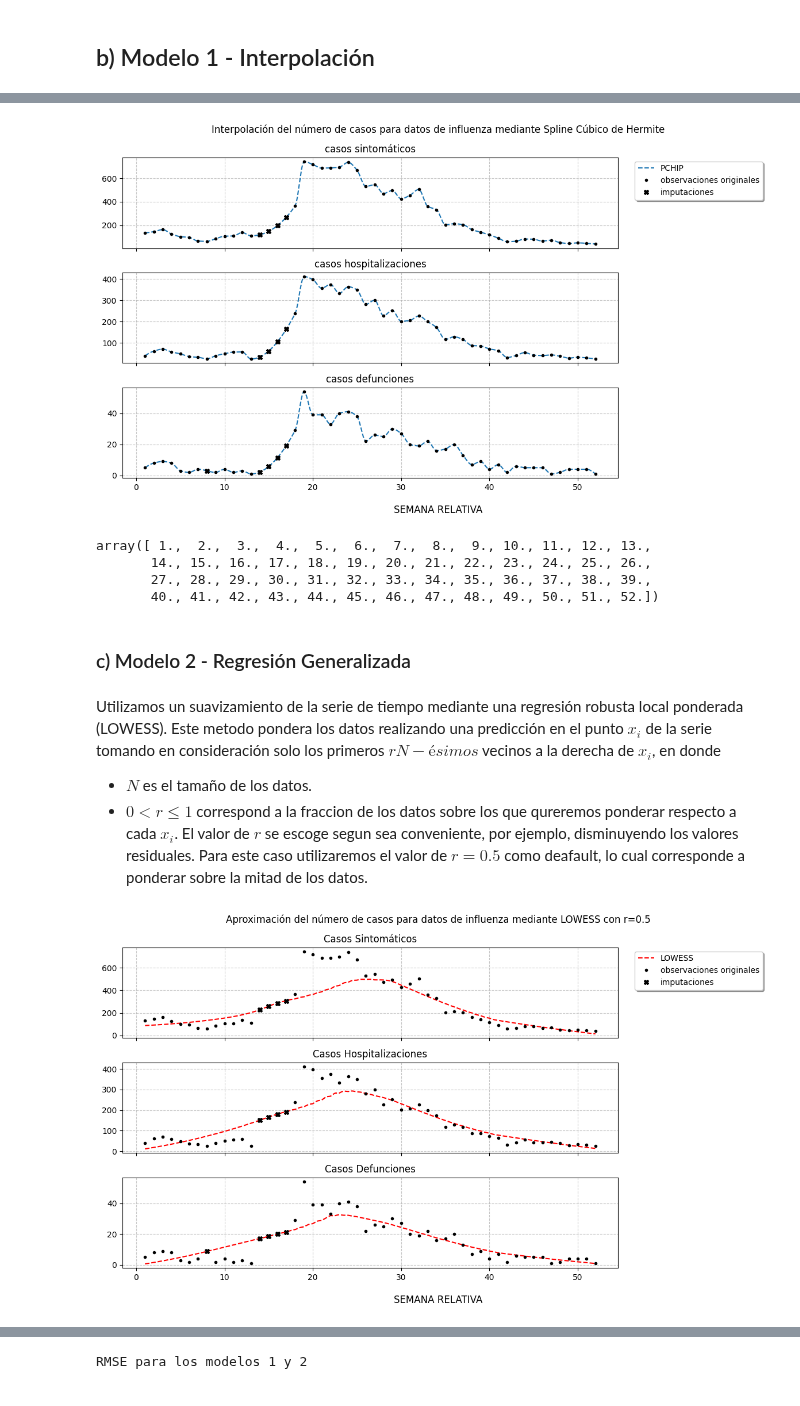
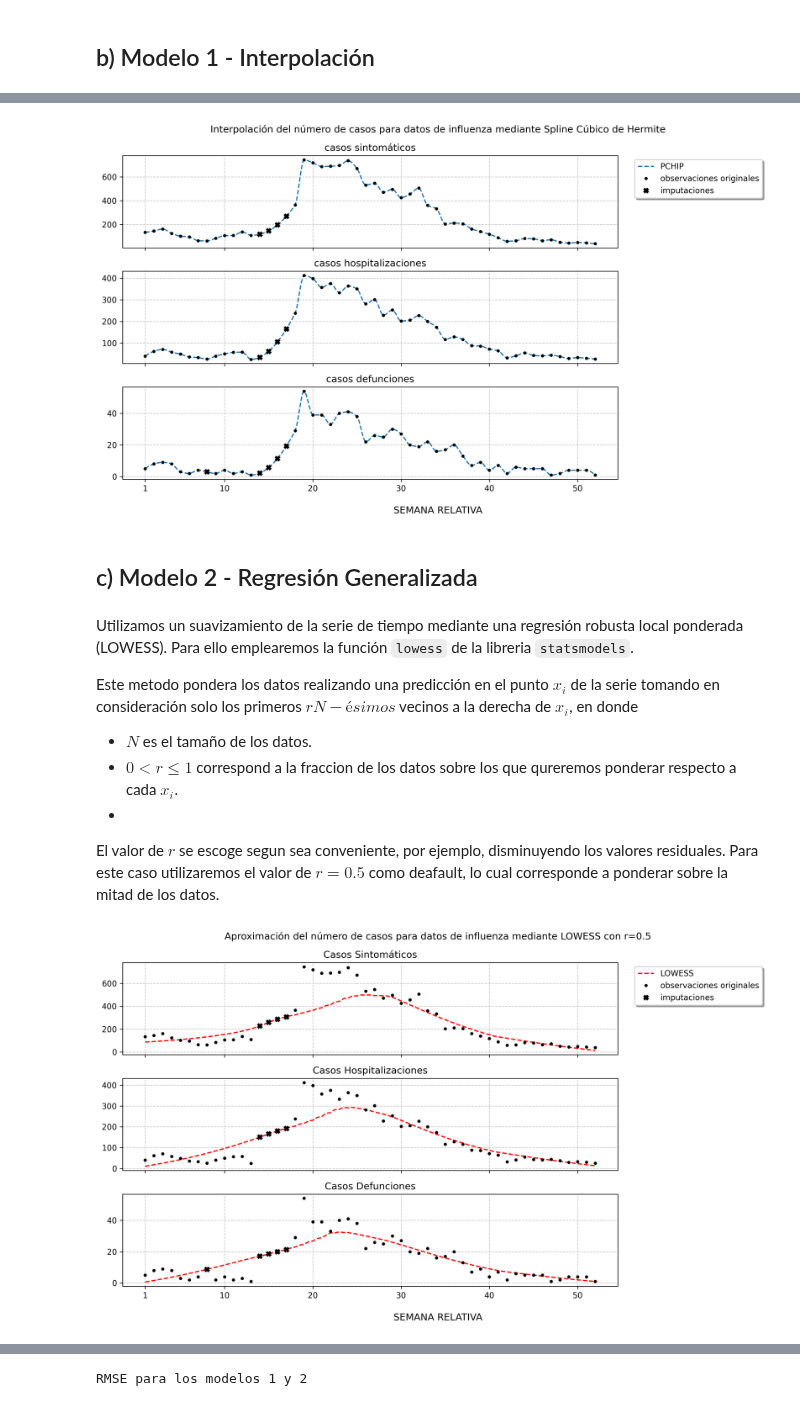
Before and after one commit to skiourosnet/Analisis-Numerico, a Jupyter notebook: Analisis de datos de influenza/Análisis de datos de Influenza.ipynb, the cells around one changed output, grey strips where cells are left out. Drawn from its saved outputs; the diff is of its cells as text; code cells hidden in the pictures.

```diff
--- a/Analisis de datos de influenza/Análisis de datos de Influenza.ipynb
+++ b/Analisis de datos de influenza/Análisis de datos de Influenza.ipynb
@@ -39,11 +39,10 @@ Resumen de los datos de Influenza
 | 3 | 162 | 71 | 9 | observado | observado | observado |
 | 4 | 125 | 58 | 8 | observado | observado | observado |
 | 5 | 102 | 49 | 3 | observado | observado | observado |
-# %%
-influenza["DEF_ACUMULADAS"] = influenza["CASOS_DEF"].cumsum()
 # %% [markdown]
 ## Inspección de los datos
 # %%
+plt.rcParams['figure.dpi'] = 300
 fig, ax = plt.subplots(3, figsize = (10,7))
 colors = ['#3f64a1', '#f5425a']
 
@@ -58,6 +57,7 @@ for i in range(3):
         palette = colors,
         ax = ax[i]
     )
+    ax[i].set_xticks([1, 10, 20, 30, 40, 50])
     ax[i].set_xlabel(None)
 
 fig.supxlabel("SEMANA RELATIVA")
@@ -147,9 +150,10 @@ for i in range(3):
 
     ax[i].grid(True, linestyle='--', alpha=0.7)
     ax[i].set_title(titulos[i])
+    ax[i].set_xticks([1, 10, 20, 30, 40, 50])
     ax[i].set_xlabel(None)
 
-    influenza["CASOS_" + casos[i] + "_PCHIP"] = Y[0:7*51+1:7]
+    influenza["CASOS_" + casos[i] + "_PCHIP"] = np.round(Y[0:7*51+1:7], decimals=0)
 
 fig.supxlabel("SEMANA RELATIVA")
 fig.suptitle("Interpolación del número de casos para datos de influenza mediante Spline Cúbico de Hermite")
@@ -160,22 +164,17 @@ ax[0].legend(loc='upper right', fancybox=True, ncols=1, shadow=True, bbox_to_anc
 plt.tight_layout()
 plt.show()
 # %% [output]
-[figure, old version]
+[figure, new version]
-# %%
-A = np.linspace(1,52,7*51+1)
-A[0:7*51+1:7]
-# %% [output]
-array([ 1.,  2.,  3.,  4.,  5.,  6.,  7.,  8.,  9., 10., 11., 12., 13.,
-       14., 15., 16., 17., 18., 19., 20., 21., 22., 23., 24., 25., 26.,
-       27., 28., 29., 30., 31., 32., 33., 34., 35., 36., 37., 38., 39.,
-       40., 41., 42., 43., 44., 45., 46., 47., 48., 49., 50., 51., 52.])
 # %% [markdown]
-### c) Modelo 2 - Regresión Generalizada
+## c) Modelo 2 - Regresión Generalizada
 # %% [markdown]
-Utilizamos un suavizamiento de la serie de tiempo mediante una regresión robusta local ponderada (LOWESS).
+Utilizamos un suavizamiento de la serie de tiempo mediante una regresión robusta local ponderada (LOWESS). Para ello emplearemos la función `lowess` de la libreria `statsmodels`.
+
 Este metodo pondera los datos realizando una predicción en el punto $x_i$ de la serie tomando en consideración solo los primeros $rN-{ésimos}$ vecinos a la derecha de $x_i$, en donde
+
 - $N$ es el tamaño de los datos.
 - $0<r\le1$ correspond a la fraccion de los datos sobre los que qureremos ponderar respecto a cada $x_i$.
+-
 El valor de  $r$ se escoge segun sea conveniente, por ejemplo, disminuyendo los valores residuales. Para este caso utilizaremos el valor de $r=0.5$ como deafault, lo cual corresponde a ponderar sobre la mitad de los datos.
 # %%
 fig, ax = plt.subplots(3, figsize = (12,7))
@@ -191,33 +190,34 @@ for i in range(3):
 
     X = np.linspace(1, 52, 7*51+1)
 
     Regression = lowess(CasosObservados, SemanasConReporte,  xvals=X, frac=0.5)
 
     ax[i].plot(X, Regression, 'r--', label = "LOWESS", )
     ax[i].plot(SemanasConReporte, CasosObservados, 'k.', label='observaciones originales')
     ax[i].plot(SemanasSinReporte, Regression[7*SemanasSinReporte.index], 'kX', label='imputaciones')
 
     ax[i].grid(True, linestyle='--', alpha=0.7)
     ax[i].set_title(titulos[i])
+    ax[i].set_xticks([1, 10, 20, 30, 40, 50])
 
     # Cálculo del error cuadrático
     ErroresCuadraticos = (CasosObservados[SemanasConReporte.index] - Regression[7*SemanasConReporte.index]) ** 2
     PromedioErrores = np.mean(ErroresCuadraticos)
     RMSE = np.sqrt(PromedioErrores)
     ErrorModelos[casos[i]].insert(0, RMSE)
 
-    influenza["CASOS_" + casos[i] + "_LOWESS"] = Regression[0:7*51+1:7]
+    influenza["CASOS_" + casos[i] + "_LOWESS"] = np.round(Regression[0:7*51+1:7], decimals=0)
 
 
 ax[0].set_xticklabels([])
 ax[1].set_xticklabels([])
 
 fig.supxlabel("SEMANA RELATIVA")
 fig.suptitle("Aproximación del número de casos para datos de influenza mediante LOWESS con r=0.5")
 ax[0].legend(loc='upper right', fancybox=True, ncols=1, shadow=True, bbox_to_anchor=(1.3,1))
 
 plt.tight_layout()
 plt.show()
 # %% [output]
-[figure, old version]
+[figure, new version]
 # %% [markdown]
```
Also changed, not shown: parts of 25 cells of this notebook, 31 other files.
